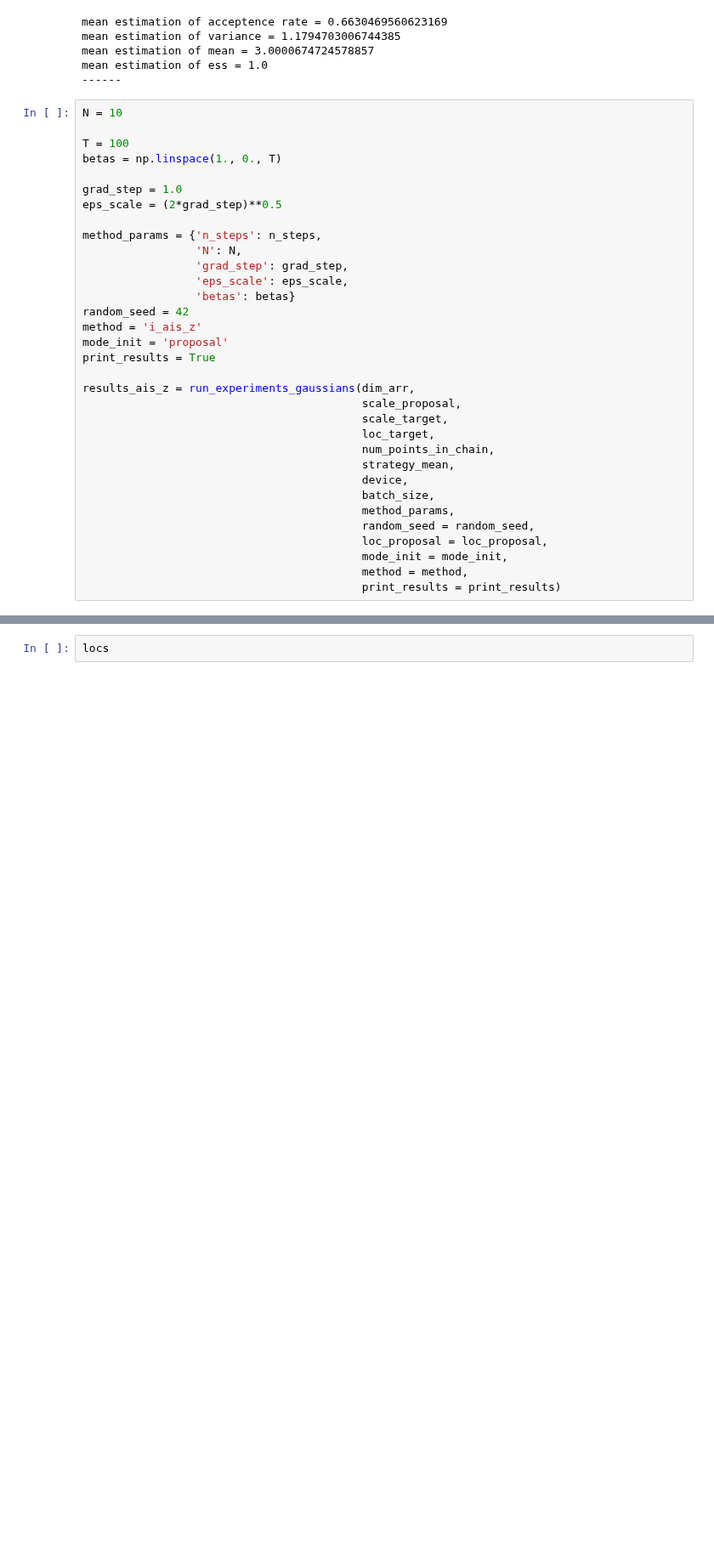
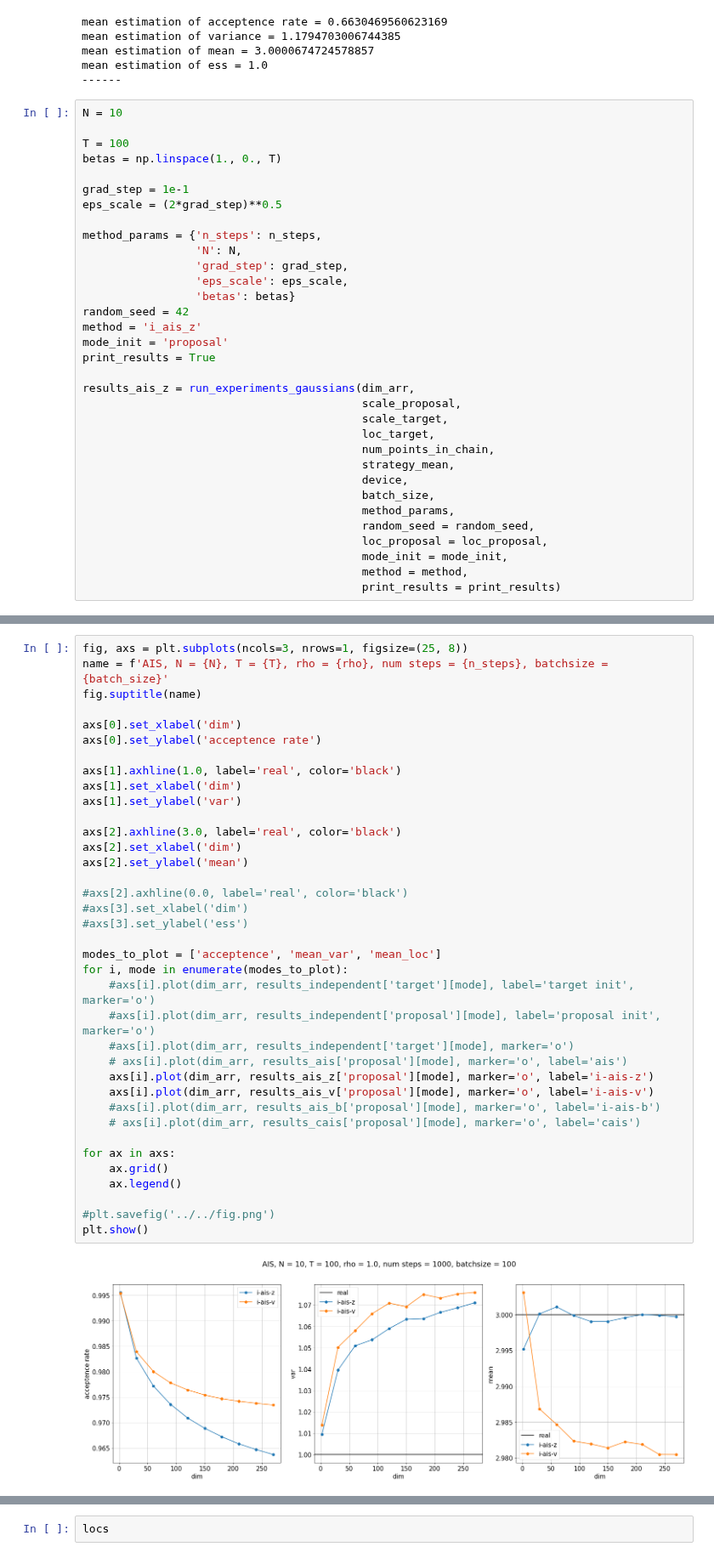
Before and after one commit to premolab/gans_sampling, a Jupyter notebook: notebooks/known_target.ipynb, the cells around one changed output, grey strips where cells are left out. Shown at 85% size. Cells and saved outputs as stored; diff of their text form; blank space fills up the shorter version.

```diff
--- a/notebooks/known_target.ipynb
+++ b/notebooks/known_target.ipynb
@@ -730,7 +733,7 @@ N = 10
 T = 100
 betas = np.linspace(1., 0., T)
 
-grad_step = 1.0
+grad_step = 1e-1
 eps_scale = (2*grad_step)**0.5
 
 method_params = {'n_steps': n_steps,
@@ -764,3 +924,42 @@ dim = 2
+# %%
+fig, axs = plt.subplots(ncols=3, nrows=1, figsize=(25, 8))
+name = f'AIS, N = {N}, T = {T}, rho = {rho}, num steps = {n_steps}, batchsize = {batch_size}'
+fig.suptitle(name)
+
+axs[0].set_xlabel('dim')
+axs[0].set_ylabel('acceptence rate')
+
+axs[1].axhline(1.0, label='real', color='black')
+axs[1].set_xlabel('dim')
+axs[1].set_ylabel('var')
+
+axs[2].axhline(3.0, label='real', color='black')
+axs[2].set_xlabel('dim')
+axs[2].set_ylabel('mean')
+
+#axs[2].axhline(0.0, label='real', color='black')
+#axs[3].set_xlabel('dim')
+#axs[3].set_ylabel('ess')
+
+modes_to_plot = ['acceptence', 'mean_var', 'mean_loc']
+for i, mode in enumerate(modes_to_plot):
+    #axs[i].plot(dim_arr, results_independent['target'][mode], label='target init', marker='o')
+    #axs[i].plot(dim_arr, results_independent['proposal'][mode], label='proposal init', marker='o')
+    #axs[i].plot(dim_arr, results_independent['target'][mode], marker='o')
+    # axs[i].plot(dim_arr, results_ais['proposal'][mode], marker='o', label='ais')
+    axs[i].plot(dim_arr, results_ais_z['proposal'][mode], marker='o', label='i-ais-z')
+    axs[i].plot(dim_arr, results_ais_v['proposal'][mode], marker='o', label='i-ais-v')
+    #axs[i].plot(dim_arr, results_ais_b['proposal'][mode], marker='o', label='i-ais-b')
+    # axs[i].plot(dim_arr, results_cais['proposal'][mode], marker='o', label='cais')
+
+for ax in axs:
+    ax.grid()
+    ax.legend()
+
+#plt.savefig('../../fig.png')
+plt.show()
+# %% [output]
+[figure, added]
 # %%
 N = 10
 
```
Also changed, not shown: parts of 71 cells of this notebook, 3 other files.
